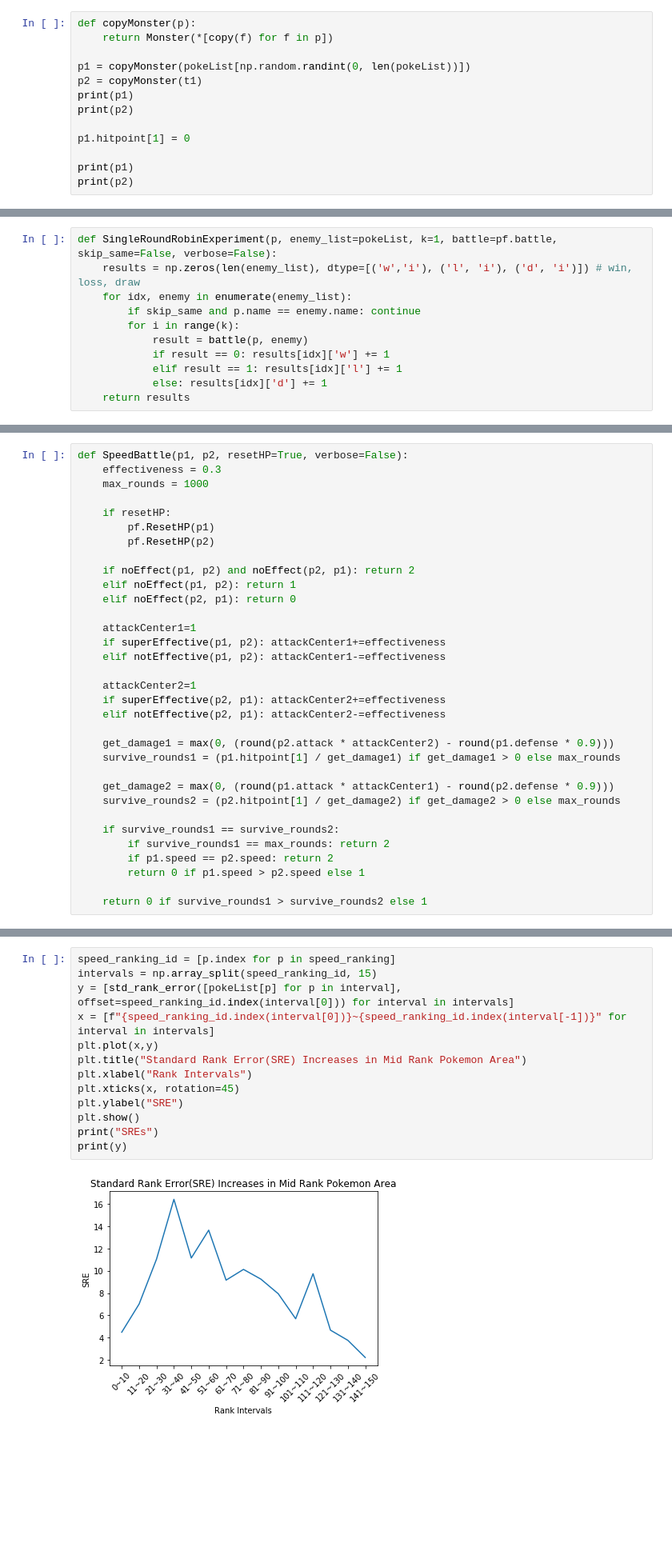
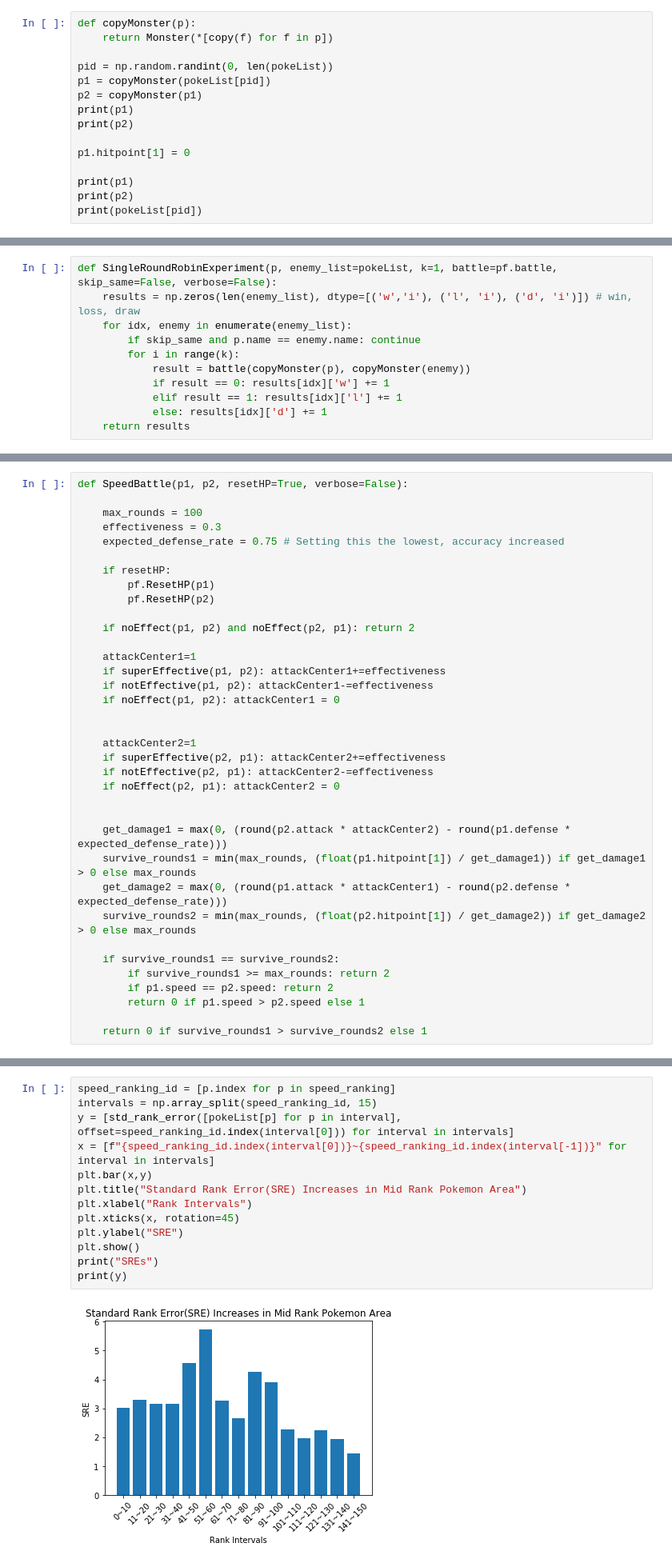
Before and after one commit to fuurin/CSFundImageProcessing, a Jupyter notebook: 第3回.ipynb, the cells around one changed output, grey strips where cells are left out. Shown: that part at 80% size. Saved outputs shown, nothing was run; the diff lists cells and outputs as text; blank space fills up the shorter version.

```diff
--- a/第3回.ipynb
+++ b/第3回.ipynb
@@ -123,8 +128,9 @@ for name,listOfTypes in listOfNamesAndTypes:
 def copyMonster(p):
     return Monster(*[copy(f) for f in p])
 
-p1 = copyMonster(pokeList[np.random.randint(0, len(pokeList))])
-p2 = copyMonster(t1)
+pid = np.random.randint(0, len(pokeList))
+p1 = copyMonster(pokeList[pid])
+p2 = copyMonster(p1)
 print(p1)
 print(p2)
 
@@ -132,4 +138,5 @@ p1.hitpoint[1] = 0
 
 print(p1)
 print(p2)
+print(pokeList[pid])
 # %% [output]
@@ -166,7 +176,7 @@ def SingleRoundRobinExperiment(p, enemy_list=pokeList, k=1, battle=pf.battle, sk
     for idx, enemy in enumerate(enemy_list):
         if skip_same and p.name == enemy.name: continue
         for i in range(k):
-            result = battle(p, enemy)
+            result = battle(copyMonster(p), copyMonster(enemy))
             if result == 0: results[idx]['w'] += 1
             elif result == 1: results[idx]['l'] += 1
             else: results[idx]['d'] += 1
@@ -227,33 +241,36 @@ Speed Battleは次の仮説に基づいて勝敗が決まる
     - 攻撃力と防御力の変動値は同じタイプであれば一様分布で決まる
 # %%
 def SpeedBattle(p1, p2, resetHP=True, verbose=False):
+
+    max_rounds = 100
     effectiveness = 0.3
-    max_rounds = 1000
+    expected_defense_rate = 0.75 # Setting this the lowest, accuracy increased
 
     if resetHP:
         pf.ResetHP(p1)
         pf.ResetHP(p2)
 
     if noEffect(p1, p2) and noEffect(p2, p1): return 2
-    elif noEffect(p1, p2): return 1
-    elif noEffect(p2, p1): return 0
 
     attackCenter1=1
     if superEffective(p1, p2): attackCenter1+=effectiveness
-    elif notEffective(p1, p2): attackCenter1-=effectiveness
+    if notEffective(p1, p2): attackCenter1-=effectiveness
+    if noEffect(p1, p2): attackCenter1 = 0
+
 
     attackCenter2=1
     if superEffective(p2, p1): attackCenter2+=effectiveness
-    elif notEffective(p2, p1): attackCenter2-=effectiveness
+    if notEffective(p2, p1): attackCenter2-=effectiveness
+    if noEffect(p2, p1): attackCenter2 = 0
 
-    get_damage1 = max(0, (round(p2.attack * attackCenter2) - round(p1.defense * 0.9)))
-    survive_rounds1 = (p1.hitpoint[1] / get_damage1) if get_damage1 > 0 else max_rounds
 
-    get_damage2 = max(0, (round(p1.attack * attackCenter1) - round(p2.defense * 0.9)))
-    survive_rounds2 = (p2.hitpoint[1] / get_damage2) if get_damage2 > 0 else max_rounds
+    get_damage1 = max(0, (round(p2.attack * attackCenter2) - round(p1.defense * expected_defense_rate)))
+    survive_rounds1 = min(max_rounds, (float(p1.hitpoint[1]) / get_damage1)) if get_damage1 > 0 else max_rounds
+    get_damage2 = max(0, (round(p1.attack * attackCenter1) - round(p2.defense * expected_defense_rate)))
+    survive_rounds2 = min(max_rounds, (float(p2.hitpoint[1]) / get_damage2)) if get_damage2 > 0 else max_rounds
 
     if survive_rounds1 == survive_rounds2:
-        if survive_rounds1 == max_rounds: return 2
+        if survive_rounds1 >= max_rounds: return 2
         if p1.speed == p2.speed: return 2
         return 0 if p1.speed > p2.speed else 1
 
@@ -380,16 +454,16 @@ np.array_split(a, 3)
 # %%
 speed_ranking_id = [p.index for p in speed_ranking]
 intervals = np.array_split(speed_ranking_id, 15)
 y = [std_rank_error([pokeList[p] for p in interval], offset=speed_ranking_id.index(interval[0])) for interval in intervals]
 x = [f"{speed_ranking_id.index(interval[0])}~{speed_ranking_id.index(interval[-1])}" for interval in intervals]
-plt.plot(x,y)
+plt.bar(x,y)
 plt.title("Standard Rank Error(SRE) Increases in Mid Rank Pokemon Area")
 plt.xlabel("Rank Intervals")
 plt.xticks(x, rotation=45)
 plt.ylabel("SRE")
 plt.show()
 print("SREs")
 print(y)
 # %% [output]
-[figure, old version]
+[figure, new version]
 SREs
```
Also changed, not shown: parts of 91 cells of this notebook, 8 other files.
